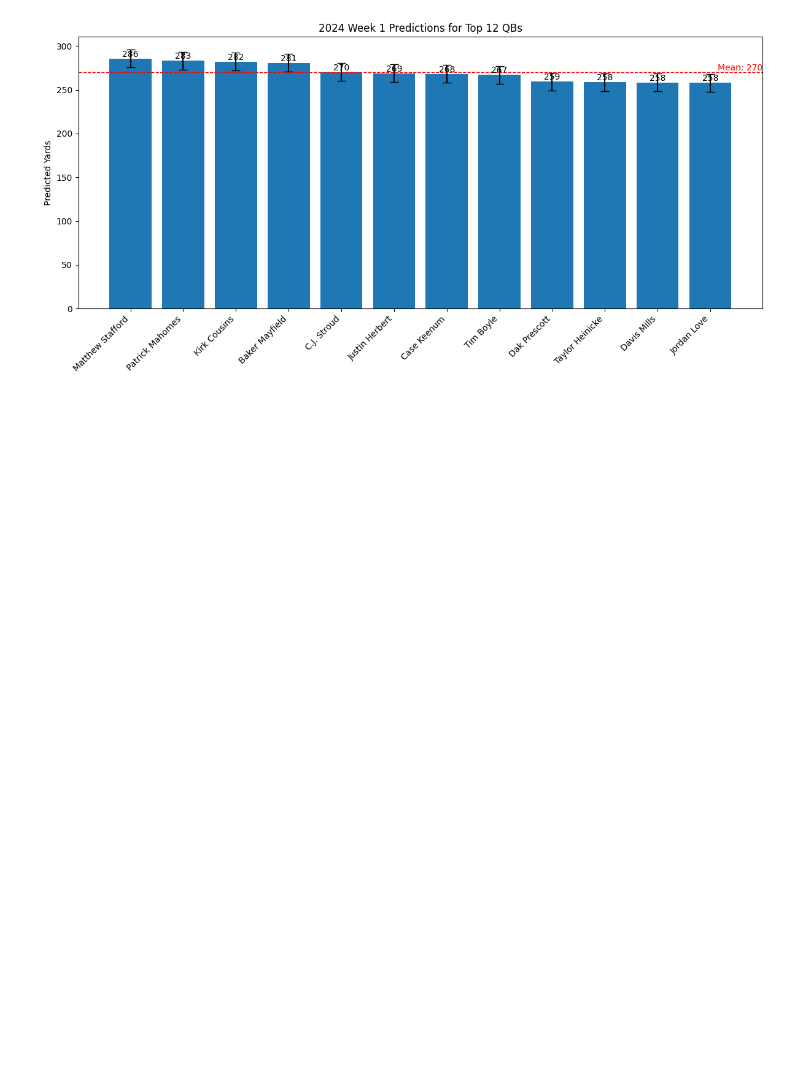
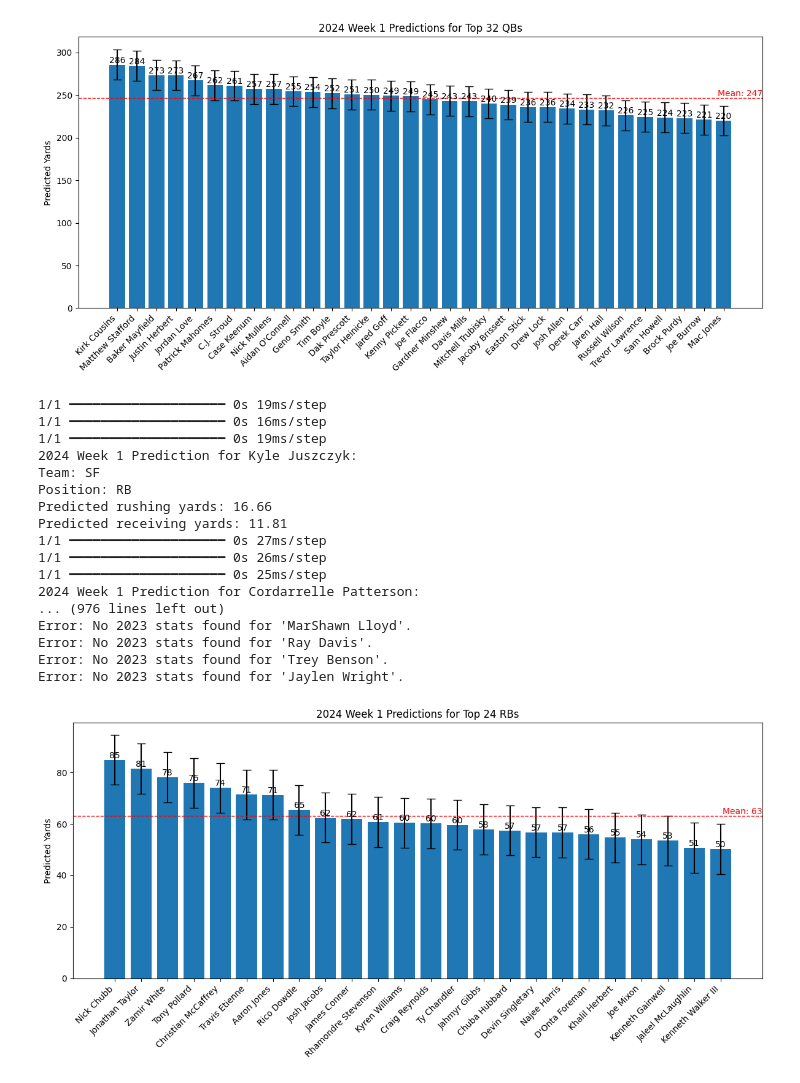
Before and after one commit to Gin-G/NickKnows, a Jupyter notebook: nickknows/nfl/notebooks/claude_data_02.ipynb, the cells around one changed output. Saved outputs shown, nothing was run; the diff lists cells and outputs as text; code cells hidden in the pictures; blank space fills up the shorter version.

```diff
--- a/nickknows/nfl/notebooks/claude_data_02.ipynb
+++ b/nickknows/nfl/notebooks/claude_data_02.ipynb
@@ -153,6 +153,40 @@ def predict_2024_week1(player_name):
         print(f"An error occurred: {str(e)}")
         return None
 
+def get_all_predictions(position):
+    predictions = []
+
+    if position == 'QB':
+        # Filter for QBs who are listed as starters in week 1
+        players = latest_rosters[(latest_rosters['position'] == position) &
+                                 (latest_rosters['player_name'].isin(starting_qbs))]
+    elif position == 'RB':
+        # For RBs, we'll still use depth chart as before
+        players = latest_rosters[(latest_rosters['position'] == position) &
+                                 (latest_rosters['depth_chart_position'].isin(['1', '2']))]
+    elif position == 'WR':
+        players = latest_rosters[(latest_rosters['position'] == position) &
+                                 (latest_rosters['depth_chart_position'].isin(['1', '2', '3']))]
+    elif position == 'TE':
+        players = latest_rosters[(latest_rosters['position'] == position) &
+                                 (latest_rosters['depth_chart_position'].isin(['1', '2']))]
+    else:
+        players = latest_rosters[latest_rosters['position'] == position]
+
+    for _, player in players.iterrows():
+        pred = predict_2024_week1(player['player_name'])
+        if pred:  # Check if prediction was successful
+            if position == 'QB':
+                predictions.append((player['player_name'], pred['passing_yards']))
+            elif position == 'RB':
+                predictions.append((player['player_name'], pred['rushing_yards']))
+            elif position in ['WR', 'TE']:
+                predictions.append((player['player_name'], pred['receiving_yards']))
+
+    # Sort predictions in descending order
+    predictions.sort(key=lambda x: x[1], reverse=True)
+    return predictions
+
 # Example usage
 predict_2024_week1("Patrick Mahomes")
 predict_2024_week1("Christian McCaffrey")
@@ -375,8 +409,10 @@ def plot_top_predictions(position, top_n):
 
     plt.show()
 
-# Example usage
-plot_top_predictions('QB', 12)
+plot_top_predictions('QB', 32)  # This should now show all starting QBs
+plot_top_predictions('RB', 24)
+plot_top_predictions('WR', 36)
+plot_top_predictions('TE', 12)
 # %% [output]
 Error: No 2023 stats found for 'Aaron Rodgers'.
 Error: No 2023 stats found for 'Matt Ryan'.
@@ -393,6 +429,24 @@ Error: No 2023 stats found for 'Josh Johnson'.
 ... (589 lines left out)
 Error: No 2023 stats found for 'Michael Penix'.
 Error: No 2023 stats found for 'Caleb Williams'.
 Error: No 2023 stats found for 'Jayden Daniels'.
 Error: No 2023 stats found for 'J.J. McCarthy'.
-[figure, old version]
+[figure, new version]
+1/1 ━━━━━━━━━━━━━━━━━━━━ 0s 19ms/step
+1/1 ━━━━━━━━━━━━━━━━━━━━ 0s 16ms/step
+1/1 ━━━━━━━━━━━━━━━━━━━━ 0s 19ms/step
+2024 Week 1 Prediction for Kyle Juszczyk:
+Team: SF
+Position: RB
+Predicted rushing yards: 16.66
+Predicted receiving yards: 11.81
+1/1 ━━━━━━━━━━━━━━━━━━━━ 0s 27ms/step
+1/1 ━━━━━━━━━━━━━━━━━━━━ 0s 26ms/step
+1/1 ━━━━━━━━━━━━━━━━━━━━ 0s 25ms/step
+2024 Week 1 Prediction for Cordarrelle Patterson:
+... (976 lines left out)
+Error: No 2023 stats found for 'MarShawn Lloyd'.
+Error: No 2023 stats found for 'Ray Davis'.
+Error: No 2023 stats found for 'Trey Benson'.
+Error: No 2023 stats found for 'Jaylen Wright'.
+[figure, added]
```
Also changed, not shown: parts of 4 cells of this notebook, 3 other files.
